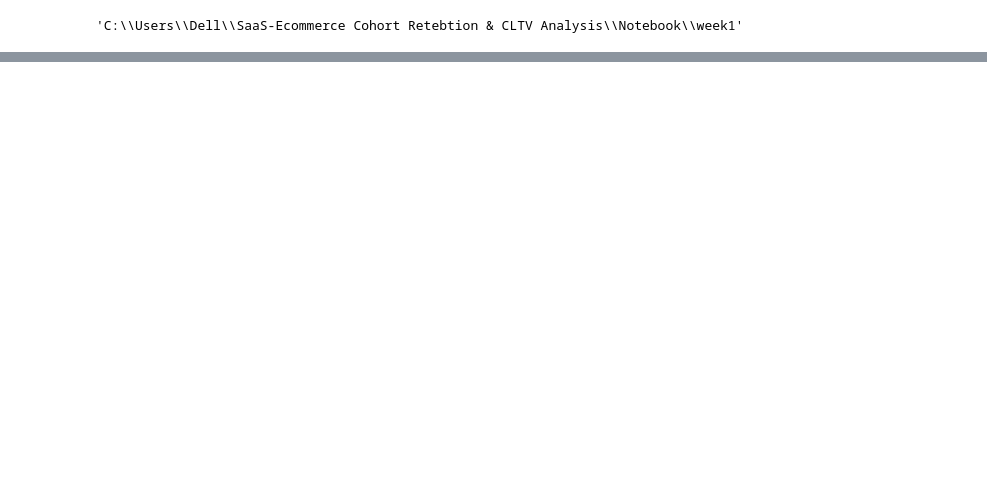
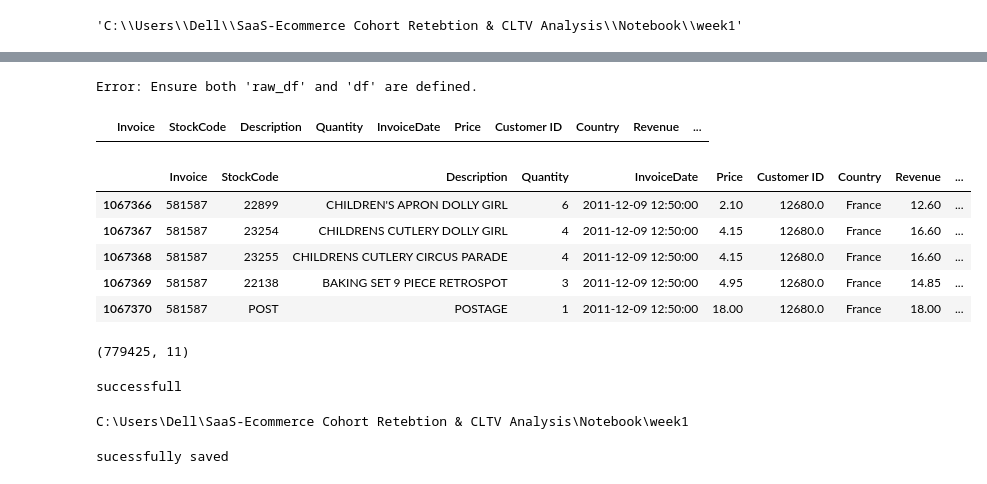
Before and after one commit to samradhisharma6-glitch/SaaS-E-Commerce-Cohort-Retention-CLTV-Analysis, a Jupyter notebook: Notebook/week1/week 1.ipynb, the cells around one changed output, grey strips where cells are left out. Cells and saved outputs as stored; diff of their text form; code cells hidden in the pictures; blank space fills up the shorter version.

Commit message:
week 2 updated

```diff
--- a/Notebook/week1/week 1.ipynb
+++ b/Notebook/week1/week 1.ipynb
@@ -15,2 +21,5 @@ os.listdir()
 # %%
-df = pd.read_csv("online_retail_II.csv")
+#df = pd.read_csv("online_retail_II.csv")
+
+
+df = pd.read_csv(r"C:\Users\Dell\online_retail_II.csv")
@@ -103,3 +238,38 @@ if 'raw_df' in locals() and 'df' in locals():
     print(f"Retention %: {round(retention, 2)}%")
 else:
     print("Error: Ensure both 'raw_df' and 'df' are defined.")
+# %% [output]
+Error: Ensure both 'raw_df' and 'df' are defined.
+# %%
+df = df.drop_duplicates()
+
+df = df.dropna(
+    subset=['InvoiceDate','Customer ID','Quantity','Price']
+)
+# %%
+df[df['InvoiceDate'].isna()]
+# %% [output]
+|  | Invoice | StockCode | Description | Quantity | InvoiceDate | Price | Customer ID | Country | Revenue | ... |
+# %%
+df.tail()
+# %% [output]
+|  | Invoice | StockCode | Description | Quantity | InvoiceDate | Price | Customer ID | Country | Revenue | ... |
+| 1067366 | 581587 | 22899 | CHILDREN'S APRON DOLLY GIRL | 6 | 2011-12-09 12:50:00 | 2.10 | 12680.0 | France | 12.60 | ... |
+| 1067367 | 581587 | 23254 | CHILDRENS CUTLERY DOLLY GIRL | 4 | 2011-12-09 12:50:00 | 4.15 | 12680.0 | France | 16.60 | ... |
+| 1067368 | 581587 | 23255 | CHILDRENS CUTLERY CIRCUS PARADE | 4 | 2011-12-09 12:50:00 | 4.15 | 12680.0 | France | 16.60 | ... |
+| 1067369 | 581587 | 22138 | BAKING SET 9 PIECE RETROSPOT | 3 | 2011-12-09 12:50:00 | 4.95 | 12680.0 | France | 14.85 | ... |
+| 1067370 | 581587 | POST | POSTAGE | 1 | 2011-12-09 12:50:00 | 18.00 | 12680.0 | France | 18.00 | ... |
+# %%
+df.shape
+# %% [output]
+(779425, 11)
+# %%
+df.to_csv('online_retail_final_cleaned.csv', index=False)
+print ("successfull")
+# %% [output]
+successfull
+# %%
+import os
+print(os.getcwd())
+# %% [output]
+C:\Users\Dell\SaaS-Ecommerce Cohort Retebtion & CLTV Analysis\Notebook\week1
@@ -105,0 +288,5 @@ else:
+# %%
+df.to_csv('online_retail_cohort_ready.csv', index=False)
+print("sucessfully saved")
+# %% [output]
+sucessfully saved
```
Also changed, not shown: parts of 32 cells of this notebook, 4 other files.
